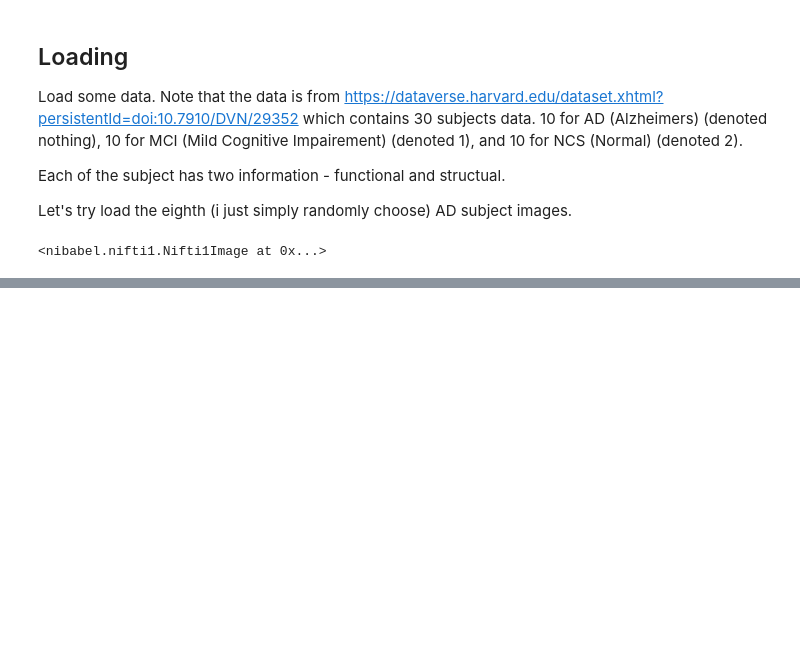
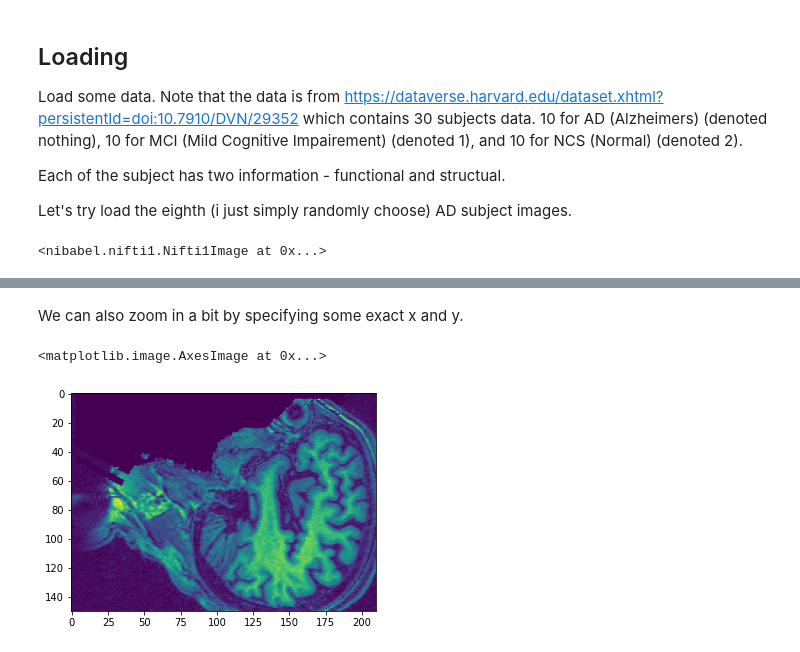
Before and after one commit to chaklam-silpasuwanchai/Python-for-Neuroimaging, a Jupyter notebook: 1. Loading fMRI images.ipynb, the cells around one changed output, grey strips where cells are left out. Saved outputs shown, nothing was run; the diff lists cells and outputs as text; code cells hidden in the pictures; blank space fills up the shorter version.

```diff
--- a/1. Loading fMRI images.ipynb
+++ b/1. Loading fMRI images.ipynb
@@ -31,0 +51,8 @@ t1w
+# %% [markdown]
+We can also zoom in a bit by specifying some exact x and y.
+# %%
+slice50_zoom = data[50:200, :210, 50]
+plt.imshow(slice50_zoom)
+# %% [output]
+<matplotlib.image.AxesImage at 0x...>
+[figure, added]
```
Also changed, not shown: parts of 13 cells of this notebook, 1 other file.
